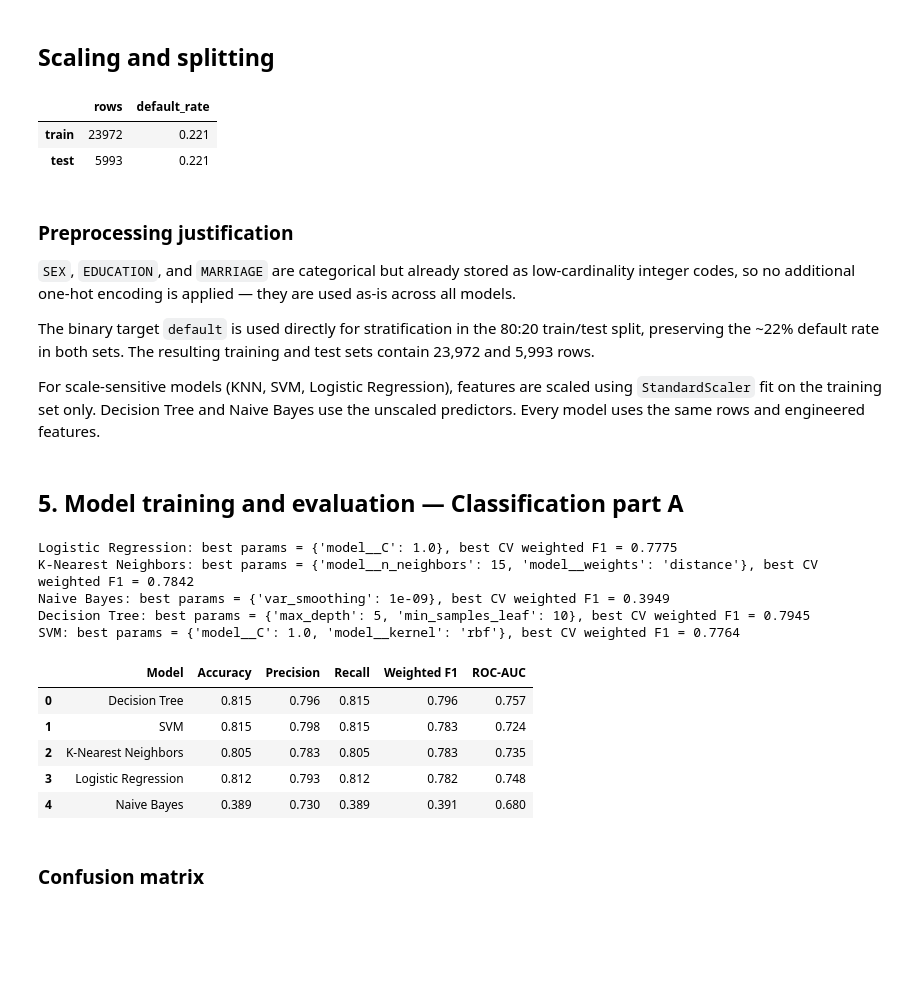
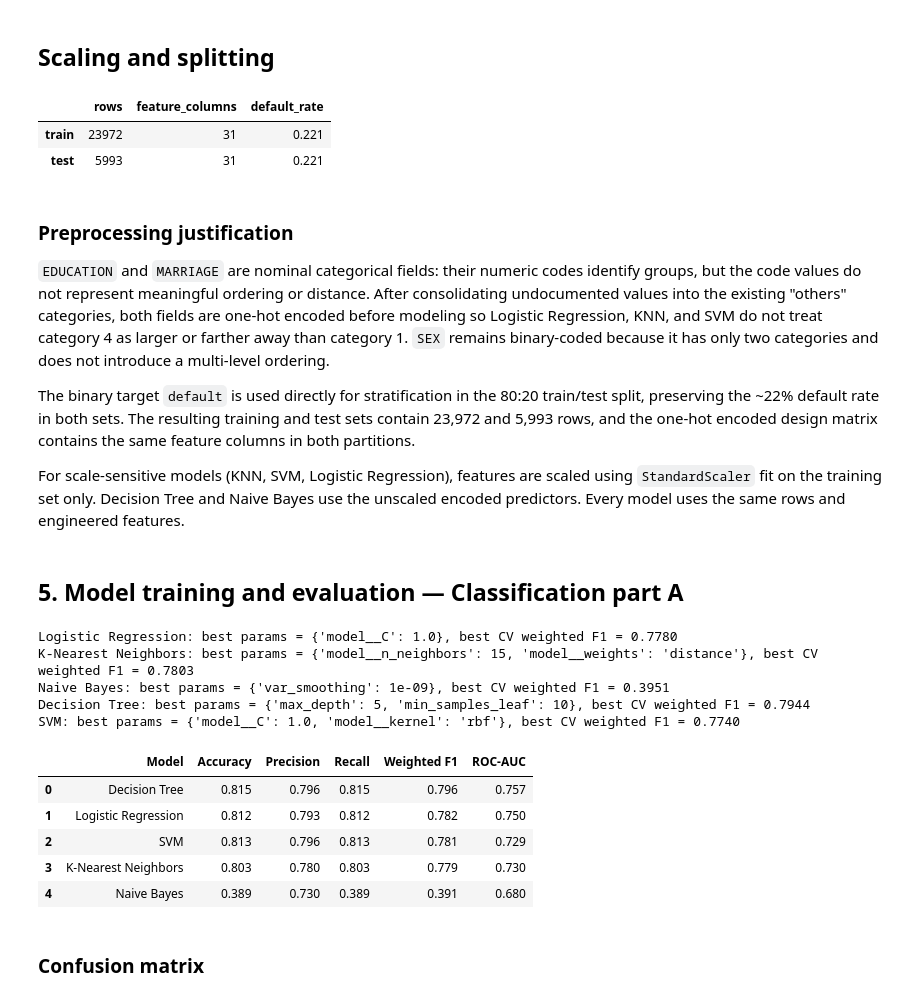
Before and after one commit to arhamgarg/ml-capstone, a Jupyter notebook: notebooks/classification.ipynb, the cells around one changed output. Cells and saved outputs as stored; diff of their text form; code cells hidden in the pictures; blank space fills up the shorter version.

Commit message:
feat (classification): add one-hot encoding for categorical features

```diff
--- a/notebooks/classification.ipynb
+++ b/notebooks/classification.ipynb
@@ -344,35 +344,40 @@ Both features are expected to strengthen predictive performance by encoding doma
 # %%
 from sklearn.model_selection import train_test_split
 from sklearn.preprocessing import StandardScaler
 
-X = df[FEATURES].copy()
+categorical_features = ["EDUCATION", "MARRIAGE"]
+numeric_features = [feature for feature in FEATURES if feature not in categorical_features]
+
+X_raw = df[FEATURES].copy()
+X = pd.get_dummies(X_raw, columns=categorical_features, prefix=categorical_features, dtype=int)
 y = df[TARGET].copy()
 
 X_train, X_test, y_train, y_test = train_test_split(
     X, y, test_size=0.20, random_state=RANDOM_STATE, stratify=y
 )
 
 split_summary = pd.DataFrame({
     "rows": [len(X_train), len(X_test)],
+    "feature_columns": [X_train.shape[1], X_test.shape[1]],
     "default_rate": [y_train.mean(), y_test.mean()],
 }, index=["train", "test"])
 display(split_summary.round(3))
 
 scaler = StandardScaler()
 X_train_scaled = pd.DataFrame(scaler.fit_transform(X_train), columns=X_train.columns, index=X_train.index)
 X_test_scaled = pd.DataFrame(scaler.transform(X_test), columns=X_test.columns, index=X_test.index)
 # %% [output]
-|  | rows | default_rate |
-| train | 23972 | 0.221 |
-| test | 5993 | 0.221 |
+|  | rows | feature_columns | default_rate |
+| train | 23972 | 31 | 0.221 |
+| test | 5993 | 31 | 0.221 |
 # %% [markdown]
 ### Preprocessing justification
 
-`SEX`, `EDUCATION`, and `MARRIAGE` are categorical but already stored as low-cardinality integer codes, so no additional one-hot encoding is applied — they are used as-is across all models.
+`EDUCATION` and `MARRIAGE` are nominal categorical fields: their numeric codes identify groups, but the code values do not represent meaningful ordering or distance. After consolidating undocumented values into the existing "others" categories, both fields are one-hot encoded before modeling so Logistic Regression, KNN, and SVM do not treat category 4 as larger or farther away than category 1. `SEX` remains binary-coded because it has only two categories and does not introduce a multi-level ordering.
 
-The binary target `default` is used directly for stratification in the 80:20 train/test split, preserving the ~22% default rate in both sets. The resulting training and test sets contain 23,972 and 5,993 rows.
+The binary target `default` is used directly for stratification in the 80:20 train/test split, preserving the ~22% default rate in both sets. The resulting training and test sets contain 23,972 and 5,993 rows, and the one-hot encoded design matrix contains the same feature columns in both partitions.
 
-For scale-sensitive models (KNN, SVM, Logistic Regression), features are scaled using `StandardScaler` fit on the training set only. Decision Tree and Naive Bayes use the unscaled predictors. Every model uses the same rows and engineered features.
+For scale-sensitive models (KNN, SVM, Logistic Regression), features are scaled using `StandardScaler` fit on the training set only. Decision Tree and Naive Bayes use the unscaled encoded predictors. Every model uses the same rows and engineered features.
 # %% [markdown]
 ## 5. Model training and evaluation — Classification part A
 # %%
@@ -433,11 +438,11 @@ for name, (estimator, param_grid) in search_spaces.items():
     probabilities[name] = grid.predict_proba(X_test)[:, 1]
     print(f"{name}: best params = {grid.best_params_}, best CV weighted F1 = {grid.best_score_:.4f}")
 # %% [output]
-Logistic Regression: best params = {'model__C': 1.0}, best CV weighted F1 = 0.7775
-K-Nearest Neighbors: best params = {'model__n_neighbors': 15, 'model__weights': 'distance'}, best CV weighted F1 = 0.7842
-Naive Bayes: best params = {'var_smoothing': 1e-09}, best CV weighted F1 = 0.3949
-Decision Tree: best params = {'max_depth': 5, 'min_samples_leaf': 10}, best CV weighted F1 = 0.7945
-SVM: best params = {'model__C': 1.0, 'model__kernel': 'rbf'}, best CV weighted F1 = 0.7764
+Logistic Regression: best params = {'model__C': 1.0}, best CV weighted F1 = 0.7780
+K-Nearest Neighbors: best params = {'model__n_neighbors': 15, 'model__weights': 'distance'}, best CV weighted F1 = 0.7803
+Naive Bayes: best params = {'var_smoothing': 1e-09}, best CV weighted F1 = 0.3951
+Decision Tree: best params = {'max_depth': 5, 'min_samples_leaf': 10}, best CV weighted F1 = 0.7944
+SVM: best params = {'model__C': 1.0, 'model__kernel': 'rbf'}, best CV weighted F1 = 0.7740
 # %%
 from sklearn.metrics import accuracy_score, f1_score, precision_score, recall_score, roc_auc_score
 
@@ -457,9 +462,9 @@ display(results_df.round(3))
 # %% [output]
 |  | Model | Accuracy | Precision | Recall | Weighted F1 | ROC-AUC |
 | 0 | Decision Tree | 0.815 | 0.796 | 0.815 | 0.796 | 0.757 |
-| 1 | SVM | 0.815 | 0.798 | 0.815 | 0.783 | 0.724 |
-| 2 | K-Nearest Neighbors | 0.805 | 0.783 | 0.805 | 0.783 | 0.735 |
-| 3 | Logistic Regression | 0.812 | 0.793 | 0.812 | 0.782 | 0.748 |
+| 1 | Logistic Regression | 0.812 | 0.793 | 0.812 | 0.782 | 0.750 |
+| 2 | SVM | 0.813 | 0.796 | 0.813 | 0.781 | 0.729 |
+| 3 | K-Nearest Neighbors | 0.803 | 0.780 | 0.803 | 0.779 | 0.730 |
 | 4 | Naive Bayes | 0.389 | 0.730 | 0.389 | 0.391 | 0.680 |
 # %% [markdown]
 ### Confusion matrix
```
Also changed, not shown: parts of 4 cells of this notebook.
